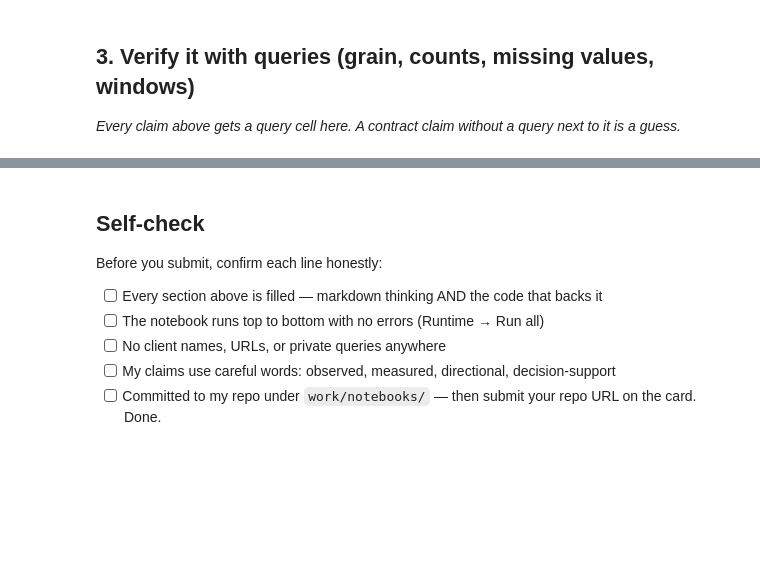
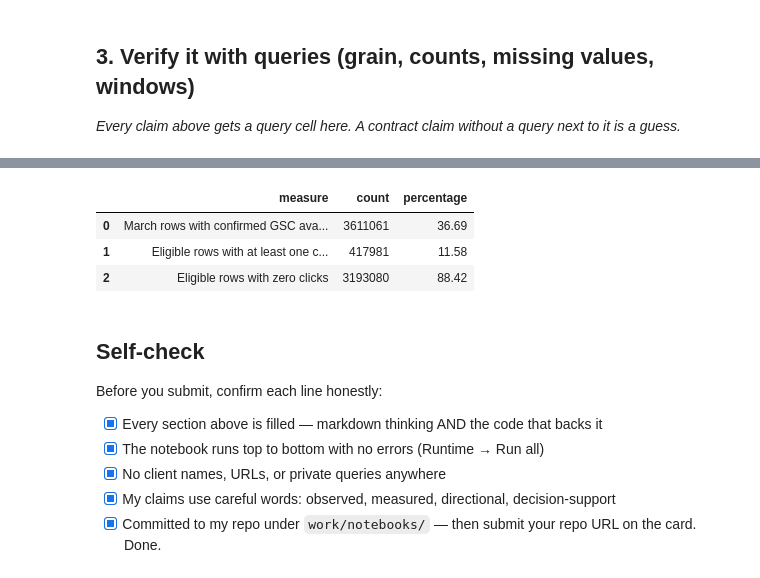
Before and after one commit to Viditp25/flyrank-intern-, a Jupyter notebook: work/notebooks/w03_data_contract.ipynb, the cells around one changed output, grey strips where cells are left out. Cells and saved outputs as stored; diff of their text form; code cells hidden in the pictures; blank space fills up the shorter version.

```diff
--- a/work/notebooks/w03_data_contract.ipynb
+++ b/work/notebooks/w03_data_contract.ipynb
@@ -37,10 +498,44 @@ This skeleton is yours to fill. Work the sections **in order** — each one has
+# %%
+
+# Section 4: Data-limit checks based on observed March results.
+
+total_march_rows = 9841378
+gsc_available_rows = 3611061
+positive_rows = 417981
+zero_click_rows = 3193080
+
+limits_check = pd.DataFrame({
+    "measure": [
+        "March rows with confirmed GSC availability",
+        "Eligible rows with at least one click",
+        "Eligible rows with zero clicks",
+    ],
+    "count": [
+        gsc_available_rows,
+        positive_rows,
+        zero_click_rows,
+    ],
+    "percentage": [
+        100 * gsc_available_rows / total_march_rows,
+        100 * positive_rows / (positive_rows + zero_click_rows),
+        100 * zero_click_rows / (positive_rows + zero_click_rows),
+    ],
+})
+
+limits_check["percentage"] = limits_check["percentage"].round(2)
+display(limits_check)
+# %% [output]
+|  | measure | count | percentage |
+| 0 | March rows with confirmed GSC ava... | 3611061 | 36.69 |
+| 1 | Eligible rows with at least one c... | 417981 | 11.58 |
+| 2 | Eligible rows with zero clicks | 3193080 | 88.42 |
 # %% [markdown]
 ## Self-check
 
 Before you submit, confirm each line honestly:
 
-- [ ] Every section above is filled — markdown thinking AND the code that backs it
-- [ ] The notebook runs top to bottom with no errors (Runtime → Run all)
-- [ ] No client names, URLs, or private queries anywhere
-- [ ] My claims use careful words: observed, measured, directional, decision-support
-- [ ] Committed to my repo under `work/notebooks/` — then submit your repo URL on the card. Done.
+- [x] Every section above is filled — markdown thinking AND the code that backs it
+- [x] The notebook runs top to bottom with no errors (Runtime → Run all)
+- [x] No client names, URLs, or private queries anywhere
+- [x] My claims use careful words: observed, measured, directional, decision-support
+- [x] Committed to my repo under `work/notebooks/` — then submit your repo URL on the card. Done.
```
Also changed, not shown: parts of 22 cells of this notebook.
